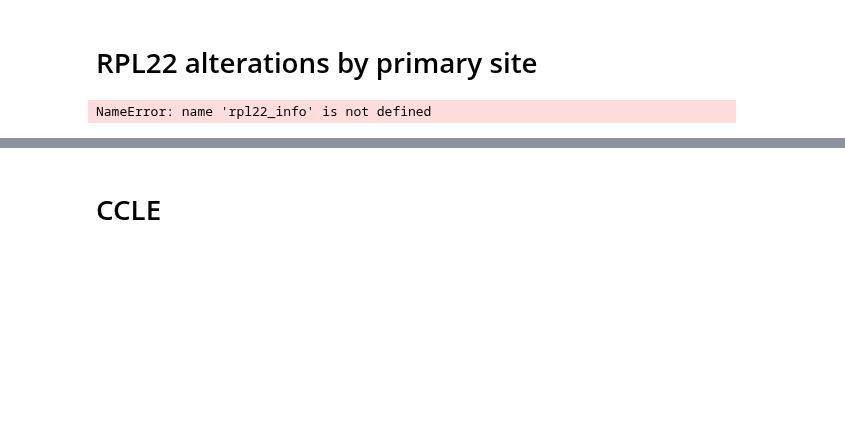
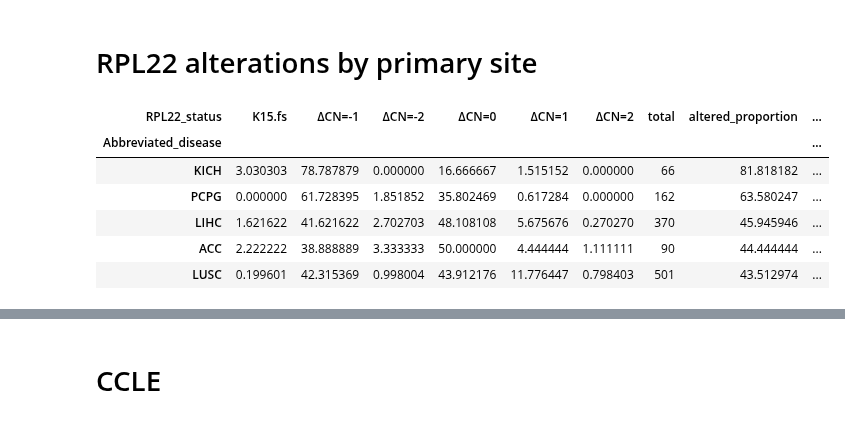
Before and after one commit to kevinhu/mdm4-splicing, a Jupyter notebook: notebooks/fig1_CCLE-TCGA-correlates.ipynb, the cells around one changed output, grey strips where cells are left out. Saved outputs shown, nothing was run; the diff lists cells and outputs as text; code cells hidden in the pictures; blank space fills up the shorter version.

```diff
--- a/notebooks/fig1_CCLE-TCGA-correlates.ipynb
+++ b/notebooks/fig1_CCLE-TCGA-correlates.ipynb
@@ -416,11 +416,9 @@ Text(-2.125, 0.5, '-log10(Q value)')
 # %% [markdown]
 # RPL22 alterations by primary site
 # %%
-rpl22_subtype_info = rpl22_info.join(
-    tcga_sample_info["abbreviated_disease"], how="inner"
-)
+rpl22_subtype_info = merged_tcga_info.dropna(subset=["RPL22_status"])
 
-subtype_proportions = rpl22_subtype_info.groupby(["abbreviated_disease"])[
+subtype_proportions = rpl22_subtype_info.groupby(["Abbreviated_disease"])[
     "RPL22_status"
 ].value_counts()
 subtype_proportions = subtype_proportions.unstack().fillna(0)
@@ -452,8 +450,16 @@ subtype_proportions["display_disease"] = (
 )
 
 subtype_proportions = subtype_proportions[subtype_proportions["total"] >= 50]
-# %% [output]
-NameError: name 'rpl22_info' is not defined
+# %%
+subtype_proportions.head(5)
+# %% [output]
+| RPL22_status | K15.fs | ΔCN=-1 | ΔCN=-2 | ΔCN=0 | ΔCN=1 | ΔCN=2 | total | altered_proportion | ... |
+| Abbreviated_disease |  |  |  |  |  |  |  |  | ... |
+| KICH | 3.030303 | 78.787879 | 0.000000 | 16.666667 | 1.515152 | 0.000000 | 66 | 81.818182 | ... |
+| PCPG | 0.000000 | 61.728395 | 1.851852 | 35.802469 | 0.617284 | 0.000000 | 162 | 63.580247 | ... |
+| LIHC | 1.621622 | 41.621622 | 2.702703 | 48.108108 | 5.675676 | 0.270270 | 370 | 45.945946 | ... |
+| ACC | 2.222222 | 38.888889 | 3.333333 | 50.000000 | 4.444444 | 1.111111 | 90 | 44.444444 | ... |
+| LUSC | 0.199601 | 42.315369 | 0.998004 | 43.912176 | 11.776447 | 0.798403 | 501 | 43.512974 | ... |
 # %%
 plt.figure(figsize=(7, 3))
 
```
Also changed, not shown: parts of 1 cell of this notebook, 20 other files.
